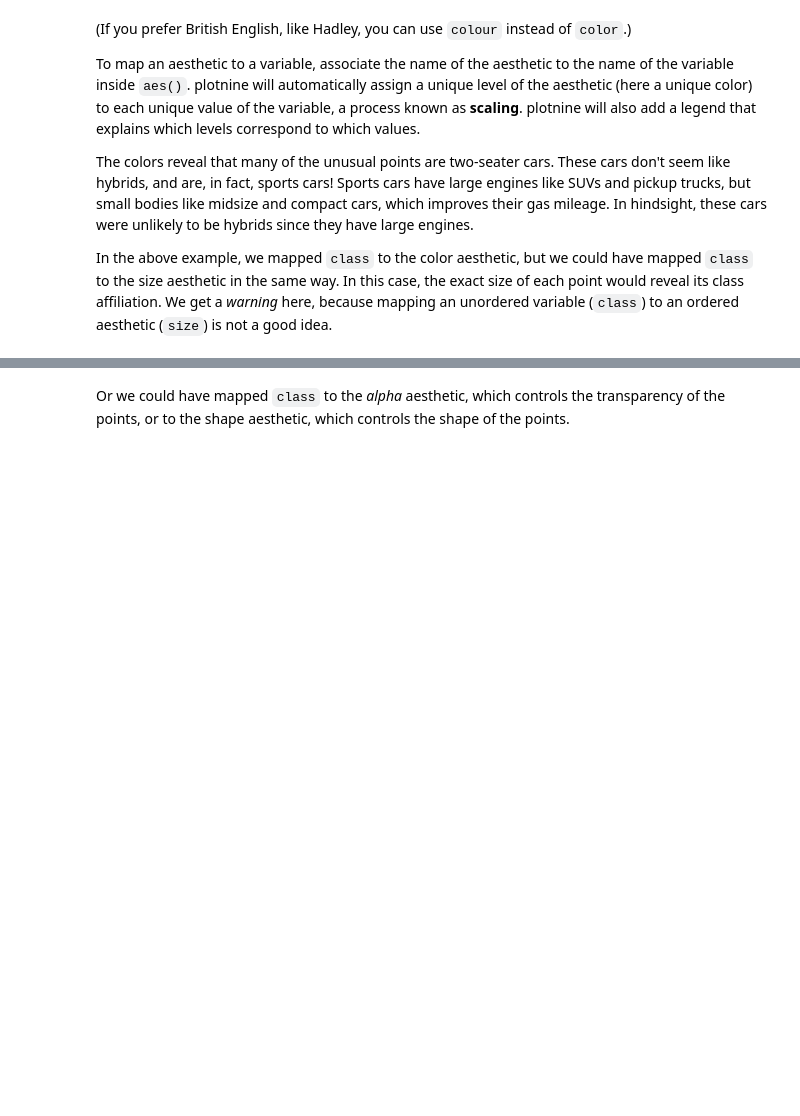
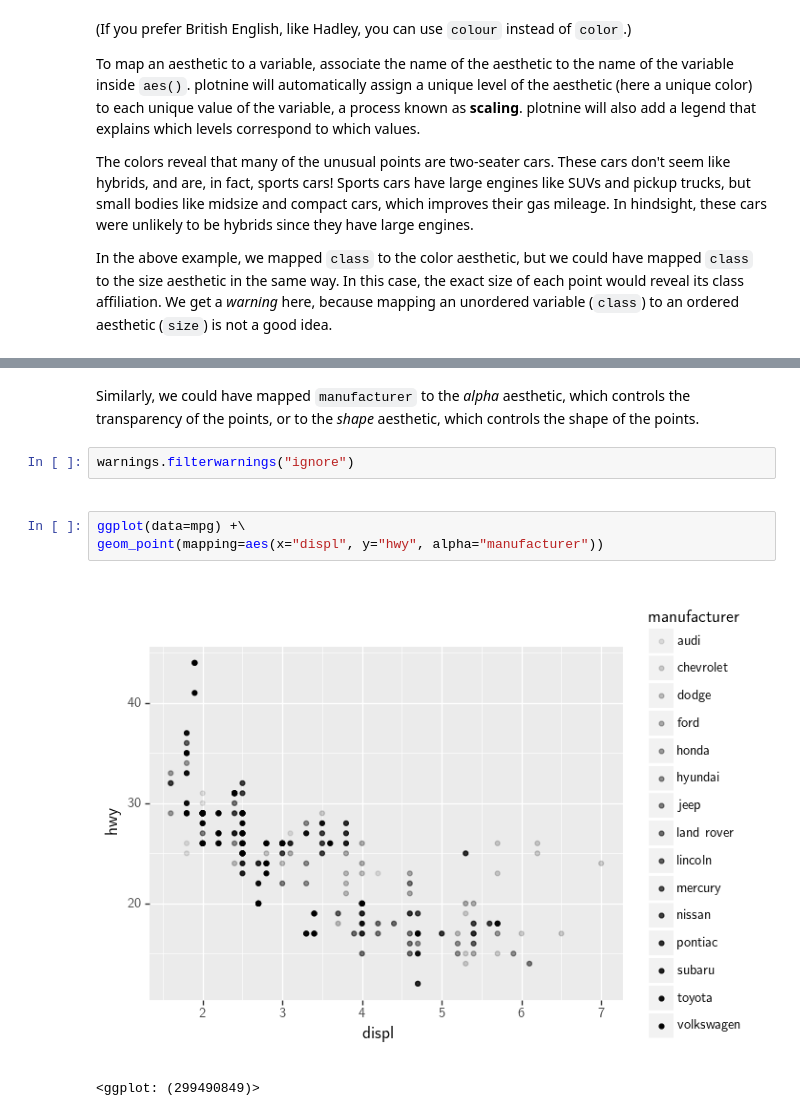
Before and after one commit to jeroenjanssens/r4ds-python-plotnine, a Jupyter notebook: notebook/r4ds-python-plotnine.ipynb, the cells around one changed output, grey strips where cells are left out. Cells and saved outputs as stored; diff of their text form; blank space fills up the shorter version.

Commit message:
Add image

```diff
--- a/notebook/r4ds-python-plotnine.ipynb
+++ b/notebook/r4ds-python-plotnine.ipynb
@@ -185,2 +180,12 @@ geom_point(mapping=aes(x="displ", y="hwy", size="class"))
 # %% [markdown]
-Or we could have mapped `class` to the _alpha_ aesthetic, which controls the transparency of the points, or to the shape aesthetic, which controls the shape of the points.
+Similarly, we could have mapped `manufacturer` to the _alpha_ aesthetic, which controls the transparency of the points, or to the _shape_ aesthetic, which controls the shape of the points.
+# %%
+warnings.filterwarnings("ignore")
+# %% [markdown]
+<!-- START_HIDE_MD -->
+# %%
+ggplot(data=mpg) +\
+geom_point(mapping=aes(x="displ", y="hwy", alpha="manufacturer"))
+# %% [output]
+[figure, added]
+<ggplot: (299490849)>
```
Also changed, not shown: parts of 73 cells of this notebook, 3 other files.
